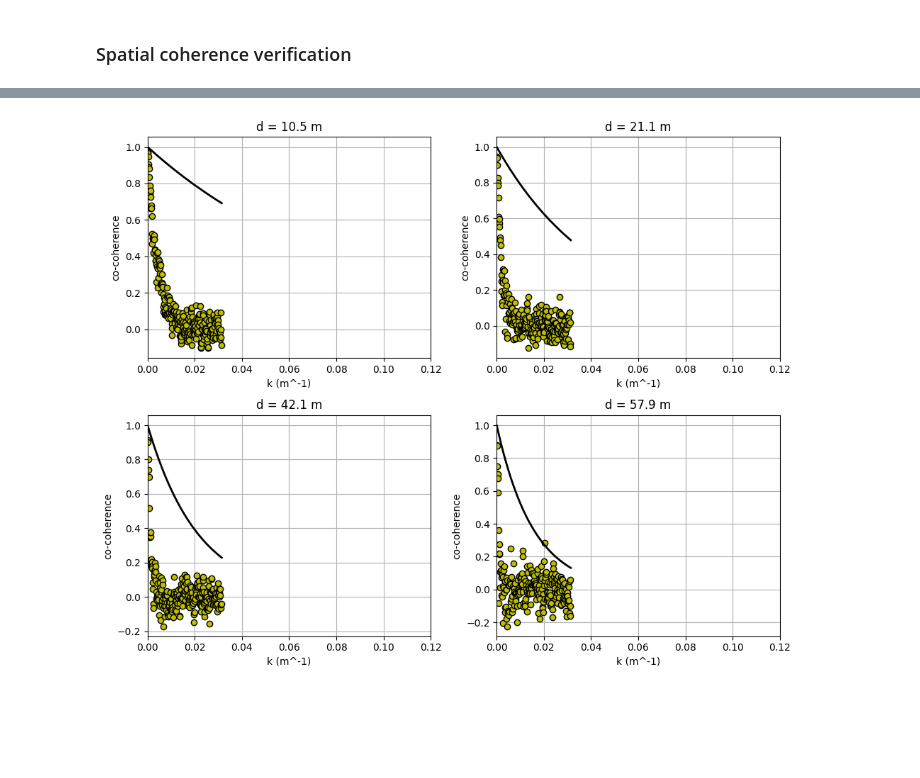
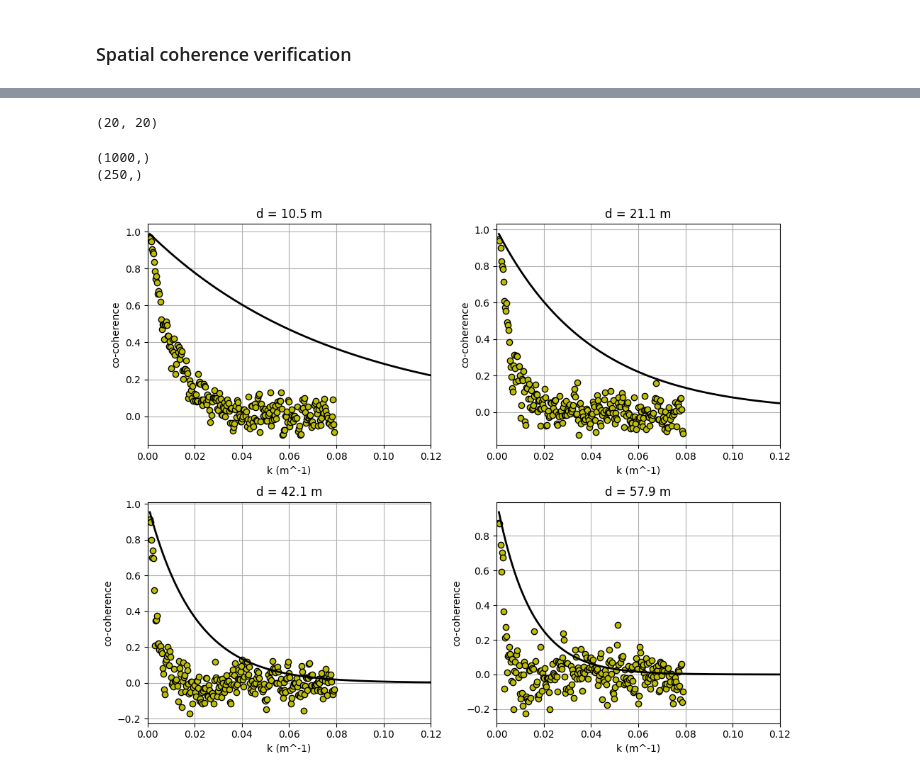
Before and after one commit to zwergon/yawisi, a Jupyter notebook: notebooks/karman_horizontal_line.ipynb, the cells around one changed output, grey strips where cells are left out. Cells and saved outputs as stored; diff of their text form; code cells hidden in the pictures; blank space fills up the shorter version.

```diff
--- a/notebooks/karman_horizontal_line.ipynb
+++ b/notebooks/karman_horizontal_line.ipynb
@@ -252,16 +241,3 @@ plt.show()
 [figure]
 # %% [markdown]
 ### Spatial coherence verification
-# %%
-from scipy.signal import detrend, csd
-
-X = detrend(u[:, 0, 0], type='constant')
-Y = detrend(u[:, 15, 0], type='constant')
-# %%
-
-freq, pxy = csd(X, Y, fs=0.2)
-_, pxx = csd(X, X, fs=0.2)
-_, pyy = csd(Y, Y, fs=0.2)
-# %%
-cocoh = np.real(pxy / np.sqrt(pxx * pyy))
-print(cocoh)
@@ -361,28 +301,35 @@ for ii, dist in enumerate(np.unique(uniqueDist)):
+# %%
+from yawisi.profile import Profile
+profile = Profile(params)
+umean = profile(grid)
+mean_u_jk = 0.5 * np.add.outer(umean.ravel(), umean.ravel())
+# %% [output]
+(20, 20)
 # %%
-# from yawisi.locations import Locations
-# y = grid.get_distance_matrix()
-# uniqueDist = np.unique(np.round(y.flatten() * 100) / 100)
-# distTarget = [10,20,40,60]
-# freq = np.linspace(0.003, 1, 1000)
+freq = np.linspace(0.003, 1, 1000)
+k = 2 * np.pi * freq / 20
 
-k = 2 * np.pi * freq / 20
+print(freq.shape)
+print(meanCoCoh[0, :].reshape((meanCoCoh.shape[1],)).shape)
 
 
 fig, axs = plt.subplots(2, 2, figsize=(10, 8))
 for ii, target in enumerate(distTarget, 1):
     indDist = []
     ind = np.argmin(np.abs(uniqueDist - target))
     indDist.append(ind)
     ax = axs[(ii - 1) // 2, (ii - 1) % 2]
-    ax.plot(k[:len(k)-1], meanCoCoh[indDist, :].reshape((meanCoCoh.shape[1],)), 'ko', markerfacecolor='y')
-    ax.plot(k, np.exp(-7 * y[0, ind] * freq / 20), 'k', linewidth=2)
+    ax.plot(k[:meanCoCoh.shape[1]], meanCoCoh[indDist, :].reshape((meanCoCoh.shape[1],)), 'ko', markerfacecolor='y')
+    ax.plot(k, np.exp(-7.5 * y[0, ind] * freq / 20), 'k', linewidth=2)
     ax.set_title('d = {:.1f} m'.format(uniqueDist[ind]))
     ax.set_xlim([0, 0.12])
     ax.set_xlabel('k (m^-1)')
     ax.set_ylabel('co-coherence')
     ax.grid(True)
 
 plt.tight_layout()
 plt.show()
 # %% [output]
+(1000,)
+(250,)
-[figure, old version]
+[figure, new version]
```
Also changed, not shown: parts of 3 cells of this notebook, 1 other file.
